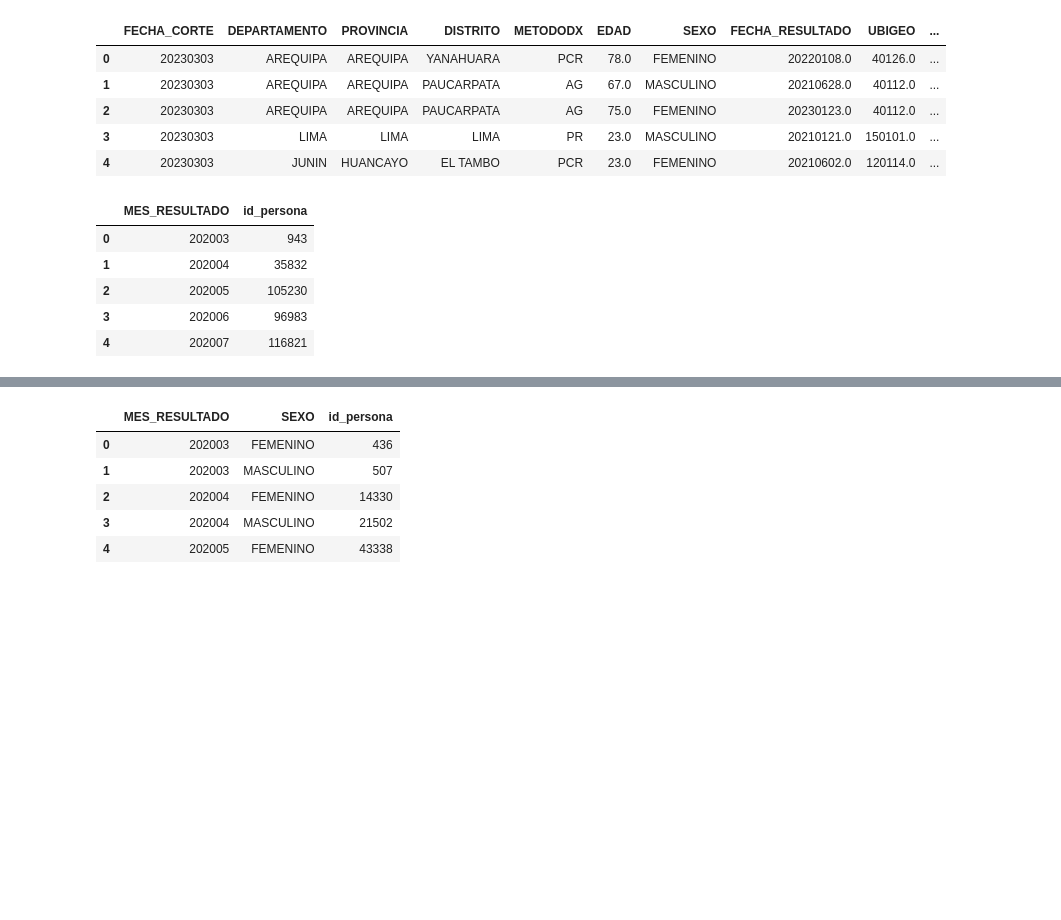
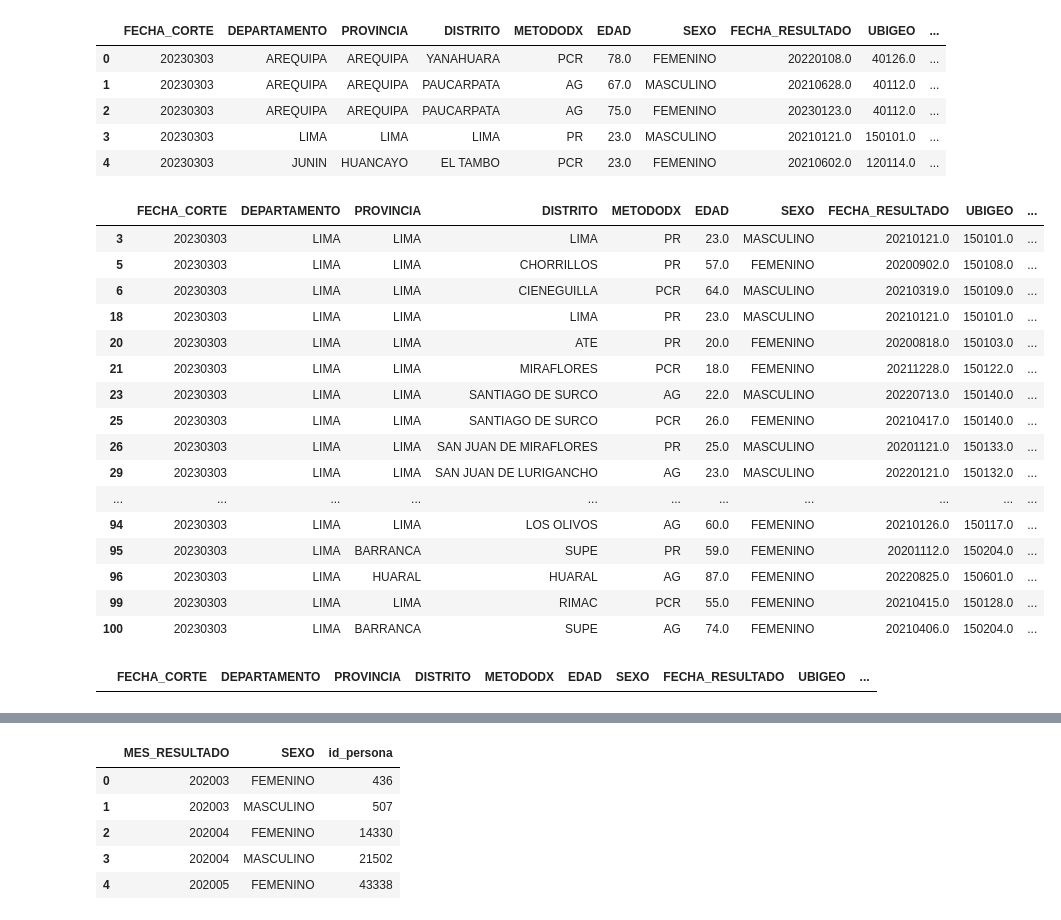
Before and after one commit to 3p3r4lt4/3p3r4lt4, a Jupyter notebook: Examen/examen_final_python_intermedio.ipynb, the cells around one changed output, grey strips where cells are left out. Drawn from its saved outputs; the diff is of its cells as text; code cells hidden in the pictures; blank space fills up the shorter version.

```diff
--- a/Examen/examen_final_python_intermedio.ipynb
+++ b/Examen/examen_final_python_intermedio.ipynb
@@ -244,16 +244,38 @@ pddf.head()
 | 3 | 20230303 | LIMA | LIMA | LIMA | PR | 23.0 | MASCULINO | 20210121.0 | 150101.0 | ... |
 | 4 | 20230303 | JUNIN | HUANCAYO | EL TAMBO | PCR | 23.0 | FEMENINO | 20210602.0 | 120114.0 | ... |
 # %%
+Dep='LIMA'
 df= pddf.groupby("MES_RESULTADO")[["id_persona"]].aggregate(['count']).reset_index()
 df.columns=df.columns.droplevel(-1)
-df.head()
+##df.query("DEPARTAMENTO==@Dep")
+##df2=df[(pddf.DEPARTAMENTO=='LIMA')]
+df2=pddf['DEPARTAMENTO']=='LIMA'
+##df3=pddf['FECHA_RESULTADO']=='202210'
+#df2.sort_values(by = 'id_persona', ascending = True, inplace = True)
+filter=pddf[df2]
+filter.head(50)
 # %% [output]
-|  | MES_RESULTADO | id_persona |
-| 0 | 202003 | 943 |
-| 1 | 202004 | 35832 |
-| 2 | 202005 | 105230 |
-| 3 | 202006 | 96983 |
-| 4 | 202007 | 116821 |
+|  | FECHA_CORTE | DEPARTAMENTO | PROVINCIA | DISTRITO | METODODX | EDAD | SEXO | FECHA_RESULTADO | UBIGEO | ... |
+| 3 | 20230303 | LIMA | LIMA | LIMA | PR | 23.0 | MASCULINO | 20210121.0 | 150101.0 | ... |
+| 5 | 20230303 | LIMA | LIMA | CHORRILLOS | PR | 57.0 | FEMENINO | 20200902.0 | 150108.0 | ... |
+| 6 | 20230303 | LIMA | LIMA | CIENEGUILLA | PCR | 64.0 | MASCULINO | 20210319.0 | 150109.0 | ... |
+| 18 | 20230303 | LIMA | LIMA | LIMA | PR | 23.0 | MASCULINO | 20210121.0 | 150101.0 | ... |
+| 20 | 20230303 | LIMA | LIMA | ATE | PR | 20.0 | FEMENINO | 20200818.0 | 150103.0 | ... |
+| 21 | 20230303 | LIMA | LIMA | MIRAFLORES | PCR | 18.0 | FEMENINO | 20211228.0 | 150122.0 | ... |
+| 23 | 20230303 | LIMA | LIMA | SANTIAGO DE SURCO | AG | 22.0 | MASCULINO | 20220713.0 | 150140.0 | ... |
+| 25 | 20230303 | LIMA | LIMA | SANTIAGO DE SURCO | PCR | 26.0 | FEMENINO | 20210417.0 | 150140.0 | ... |
+| 26 | 20230303 | LIMA | LIMA | SAN JUAN DE MIRAFLORES | PR | 25.0 | MASCULINO | 20201121.0 | 150133.0 | ... |
+| 29 | 20230303 | LIMA | LIMA | SAN JUAN DE LURIGANCHO | AG | 23.0 | MASCULINO | 20220121.0 | 150132.0 | ... |
+| ... | ... | ... | ... | ... | ... | ... | ... | ... | ... | ... |
+| 94 | 20230303 | LIMA | LIMA | LOS OLIVOS | AG | 60.0 | FEMENINO | 20210126.0 | 150117.0 | ... |
+| 95 | 20230303 | LIMA | BARRANCA | SUPE | PR | 59.0 | FEMENINO | 20201112.0 | 150204.0 | ... |
+| 96 | 20230303 | LIMA | HUARAL | HUARAL | AG | 87.0 | FEMENINO | 20220825.0 | 150601.0 | ... |
+| 99 | 20230303 | LIMA | LIMA | RIMAC | PCR | 55.0 | FEMENINO | 20210415.0 | 150128.0 | ... |
+| 100 | 20230303 | LIMA | BARRANCA | SUPE | AG | 74.0 | FEMENINO | 20210406.0 | 150204.0 | ... |
+# %%
+filter.head()
+# %% [output]
+|  | FECHA_CORTE | DEPARTAMENTO | PROVINCIA | DISTRITO | METODODX | EDAD | SEXO | FECHA_RESULTADO | UBIGEO | ... |
 # %%
 import seaborn as sns
 plt.rcParams["figure.figsize"] = (20, 6)
```
Also changed, not shown: parts of 1 cell of this notebook.
